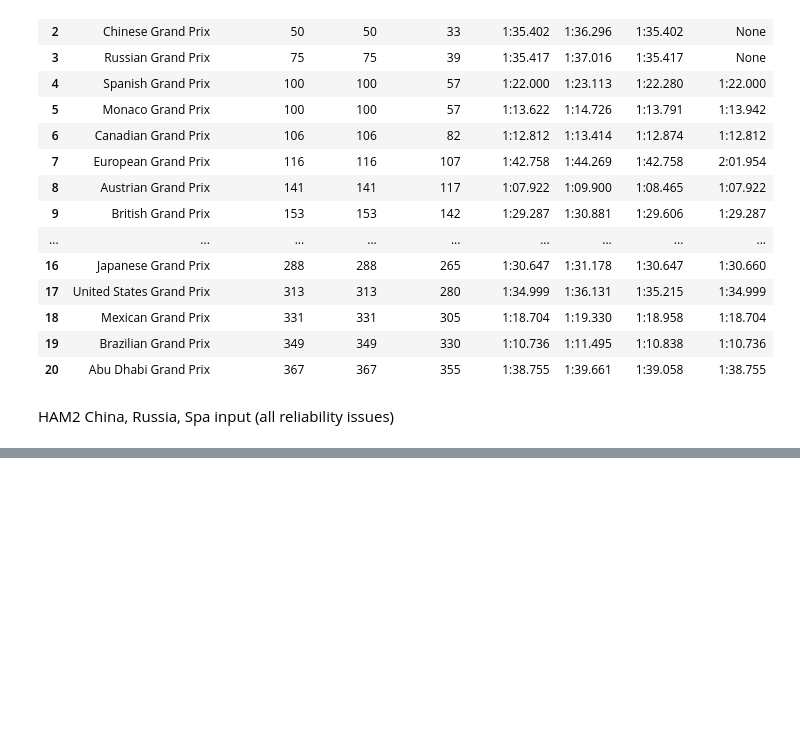
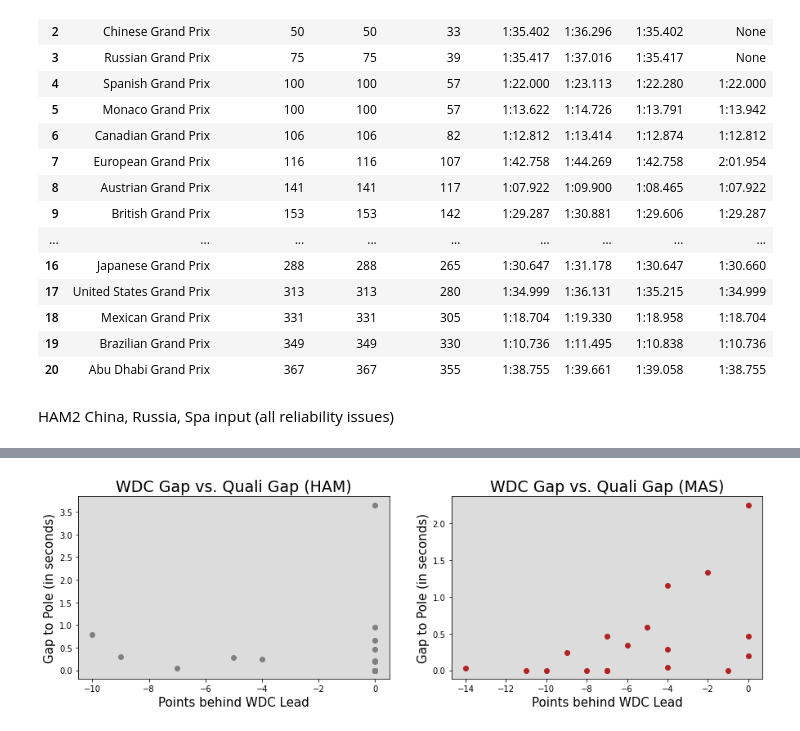
Before and after one commit to lejaja9/pandas-2, a Jupyter notebook: Mind_the_Gap/mind_the_gap.ipynb, the cells around one changed output, grey strips where cells are left out. Saved outputs shown, nothing was run; the diff lists cells and outputs as text; code cells hidden in the pictures; blank space fills up the shorter version.

```diff
--- a/Mind_the_Gap/mind_the_gap.ipynb
+++ b/Mind_the_Gap/mind_the_gap.ipynb
@@ -310,0 +353,18 @@ ax2 = fig.add_subplot(3, 1, 2)
+# %%
+#2008 Viz Continuation
+fig = plt.figure(figsize = (15,9))
+ax1 = fig.add_subplot(2, 2, 1)
+plt.scatter(df_2008['HAM Gap'], df_2008['HAM Quali Gap'], color = 'grey')
+plt.title('WDC Gap vs. Quali Gap (HAM)', fontsize = 19, color = 'black')
+plt.xlabel('Points behind WDC Lead', fontsize = 15, color = 'black')
+plt.ylabel('Gap to Pole (in seconds)', fontsize = 15, color = 'black')
+ax1.set_facecolor('gainsboro')
+
+ax2 = fig.add_subplot(2, 2, 2)
+plt.scatter(df_2008['MAS Gap'], df_2008['MAS Quali Gap'], color = 'firebrick')
+plt.title('WDC Gap vs. Quali Gap (MAS)', fontsize = 19, color = 'black')
+plt.xlabel('Points behind WDC Lead', fontsize = 15, color = 'black')
+plt.ylabel('Gap to Pole (in seconds)', fontsize = 15, color = 'black')
+ax2.set_facecolor('gainsboro')
+# %% [output]
+[figure, added]
```
Also changed, not shown: parts of 13 cells of this notebook, 8 other files.
